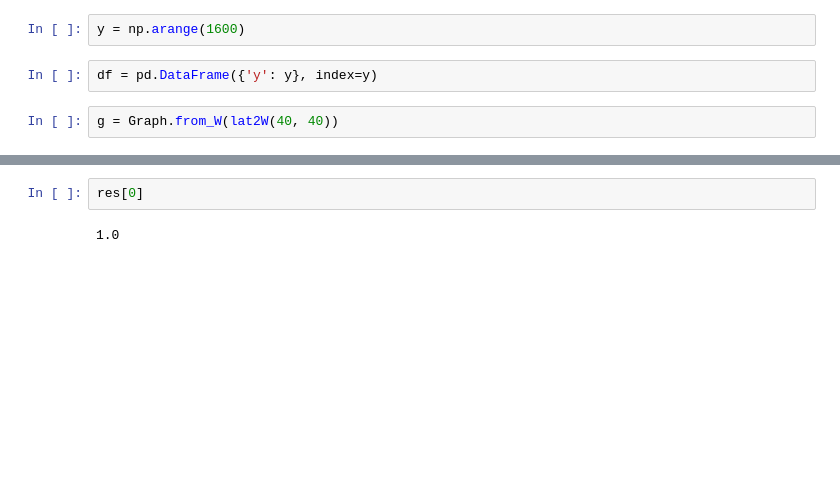
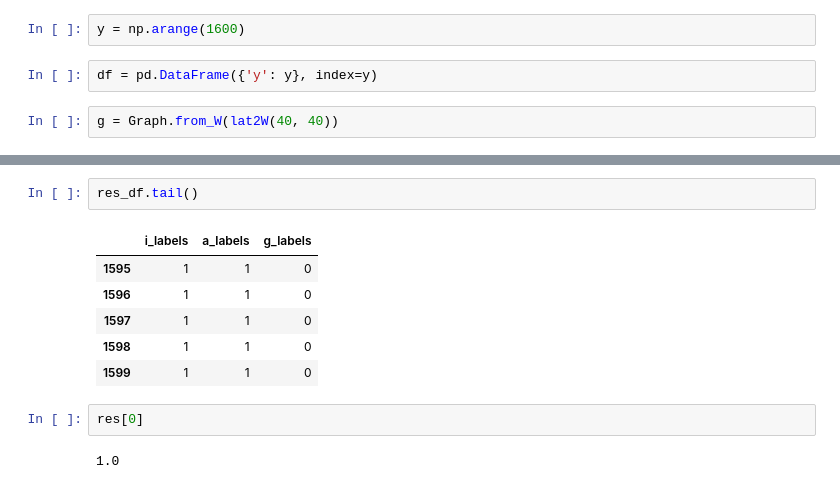
Before and after one commit to pysal/inequality, a Jupyter notebook: docs/user-guide/measure/spatial_polarization.ipynb, the cells around one changed output, grey strips where cells are left out. Drawn from its saved outputs; the diff is of its cells as text; blank space fills up the shorter version.

```diff
--- a/docs/user-guide/measure/spatial_polarization.ipynb
+++ b/docs/user-guide/measure/spatial_polarization.ipynb
@@ -36,3 +114,12 @@ sim.std()=np.float64(0.00601317315464993)
+# %%
+res_df.tail()
+# %% [output]
+|  | i_labels | a_labels | g_labels |
+| 1595 | 1 | 1 | 0 |
+| 1596 | 1 | 1 | 0 |
+| 1597 | 1 | 1 | 0 |
+| 1598 | 1 | 1 | 0 |
+| 1599 | 1 | 1 | 0 |
 # %%
 res[0]
 # %% [output]
```
Also changed, not shown: parts of 12 cells of this notebook, 1 other file.
